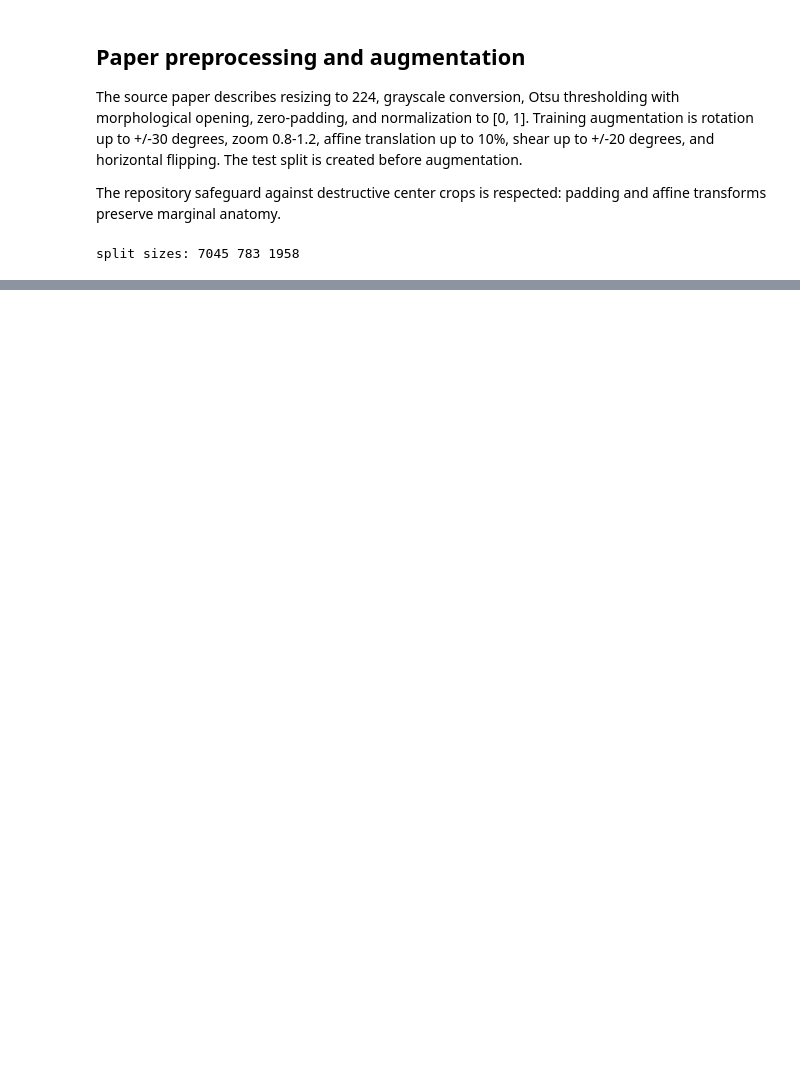
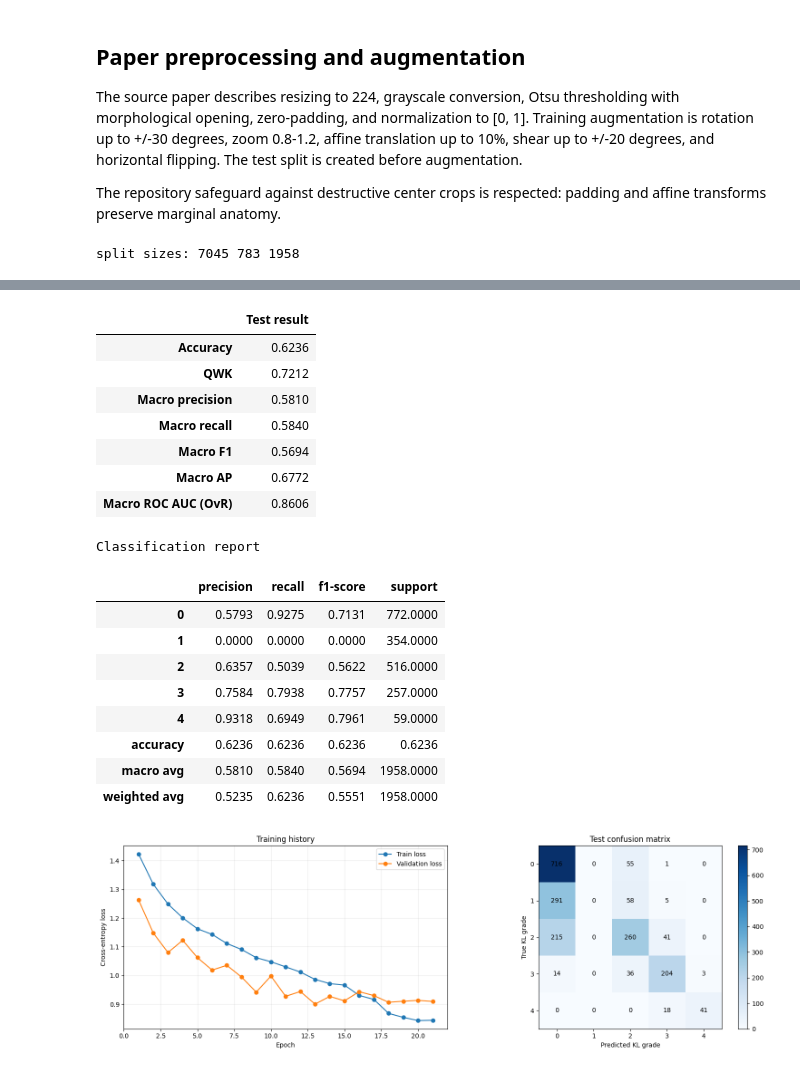
Before and after one commit to mkai-xlab/mkaix.healthsynml, a Jupyter notebook: notebooks/paper/densenet121.ipynb, the cells around one changed output, grey strips where cells are left out. Saved outputs shown, nothing was run; the diff lists cells and outputs as text; code cells hidden in the pictures; blank space fills up the shorter version.

```diff
--- a/notebooks/paper/densenet121.ipynb
+++ b/notebooks/paper/densenet121.ipynb
@@ -211,0 +254,52 @@ weighted avg       0.63      0.66      0.60      1958
+# %%
+from IPython.display import display
+from sklearn.metrics import average_precision_score, cohen_kappa_score, precision_recall_fscore_support
+
+metric_table = pd.DataFrame([{
+    'Accuracy': test_metrics['accuracy'],
+    'QWK': test_metrics['qwk'],
+    'Macro precision': test_metrics['macro_precision'],
+    'Macro recall': test_metrics['macro_recall'],
+    'Macro F1': test_metrics['macro_f1'],
+    'Macro AP': test_metrics['macro_ap'],
+    'Macro ROC AUC (OvR)': test_metrics['auc_ovr'],
+}]).T.rename(columns={0: 'Test result'})
+display(metric_table.style.format('{:.4f}'))
+
+report_df = pd.DataFrame(classification_report(labels, predictions, labels=range(5), output_dict=True, zero_division=0)).T
+print('Classification report')
+display(report_df.style.format('{:.4f}'))
+
+matrix = confusion_matrix(labels, predictions, labels=range(5))
+fig, axes = plt.subplots(1, 2, figsize=(15, 5))
+axes[0].plot(history_df['epoch'], history_df['train_loss'], marker='o', label='Train loss')
+axes[0].plot(history_df['epoch'], history_df['val_loss'], marker='o', label='Validation loss')
+axes[0].set(title='Training history', xlabel='Epoch', ylabel='Cross-entropy loss')
+axes[0].legend(); axes[0].grid(alpha=0.25)
+image = axes[1].imshow(matrix, cmap='Blues')
+axes[1].set(title='Test confusion matrix', xlabel='Predicted KL grade', ylabel='True KL grade', xticks=range(5), yticks=range(5))
+for row in range(5):
+    for column in range(5):
+        axes[1].text(column, row, matrix[row, column], ha='center', va='center')
+fig.colorbar(image, ax=axes[1], fraction=0.046)
+plt.tight_layout(); plt.savefig(RUN_DIR / 'evaluation_dashboard.png', dpi=180, bbox_inches='tight'); plt.show()
+# %% [output]
+|  | Test result |
+| Accuracy | 0.6236 |
+| QWK | 0.7212 |
+| Macro precision | 0.5810 |
+| Macro recall | 0.5840 |
+| Macro F1 | 0.5694 |
+| Macro AP | 0.6772 |
+| Macro ROC AUC (OvR) | 0.8606 |
+Classification report
+|  | precision | recall | f1-score | support |
+| 0 | 0.5793 | 0.9275 | 0.7131 | 772.0000 |
+| 1 | 0.0000 | 0.0000 | 0.0000 | 354.0000 |
+| 2 | 0.6357 | 0.5039 | 0.5622 | 516.0000 |
+| 3 | 0.7584 | 0.7938 | 0.7757 | 257.0000 |
+| 4 | 0.9318 | 0.6949 | 0.7961 | 59.0000 |
+| accuracy | 0.6236 | 0.6236 | 0.6236 | 0.6236 |
+| macro avg | 0.5810 | 0.5840 | 0.5694 | 1958.0000 |
+| weighted avg | 0.5235 | 0.6236 | 0.5551 | 1958.0000 |
+[figure, added]
```
Also changed, not shown: parts of 6 cells of this notebook, 29 other files.
